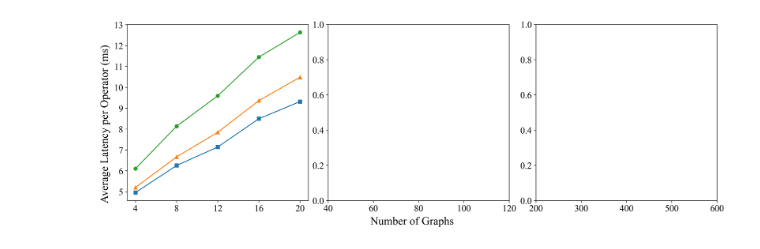
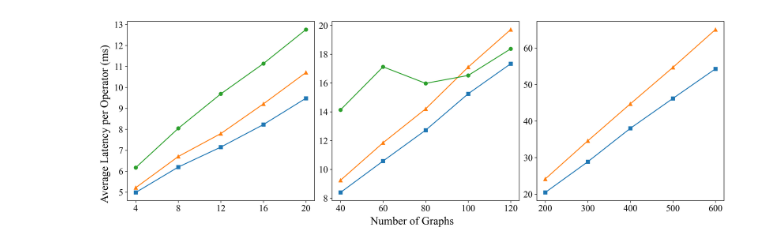
Before and after one commit to fritz1149/stream-scheduling-simulator, a Jupyter notebook: scripts/multiedge-exp/lat_exp.ipynb, the cells around one changed output. Drawn from its saved outputs; the diff is of its cells as text; code cells hidden in the pictures.

```diff
--- a/scripts/multiedge-exp/lat_exp.ipynb
+++ b/scripts/multiedge-exp/lat_exp.ipynb
@@ -201,21 +225,21 @@ print(f_lat3, ac_lat3)
 # %%
 fig, axes = plt.subplots(1, 3, figsize=(15, 5), dpi=300, constrained_layout=True)
 fig.supxlabel("Number of Graphs")
 fig.supylabel("Average Latency per Operator (ms)")
 axes[0].set_xticks([i for i in range(5)])
 axes[0].set_xticklabels([4, 8, 12, 16, 20])
 axes[1].set_xticks([i for i in range(5)])
 axes[1].set_xticklabels([40, 60, 80, 100, 120])
 axes[2].set_xticks([i for i in range(5)])
 axes[2].set_xticklabels([200, 300, 400, 500, 600])
 axes[0].plot(f_lat1, marker="s")
 axes[0].plot(ac_lat1, marker="^")
 axes[0].plot(sbon_lat1, marker="o")
-# axes[1].plot(f_lat2, marker="s")
-# axes[1].plot(ac_lat2, marker="^")
-# axes[1].plot(sbon_lat2, marker="o")
-# axes[2].plot(f_lat3, marker="s")
-# axes[2].plot(ac_lat3, marker="^")
+axes[1].plot(f_lat2, marker="s")
+axes[1].plot(ac_lat2, marker="^")
+axes[1].plot(sbon_lat2, marker="o")
+axes[2].plot(f_lat3, marker="s")
+axes[2].plot(ac_lat3, marker="^")
 plt.show()
 # %% [output]
-[figure, old version]
+[figure, new version]
```
Also changed, not shown: parts of 4 cells of this notebook, 9 other files.
